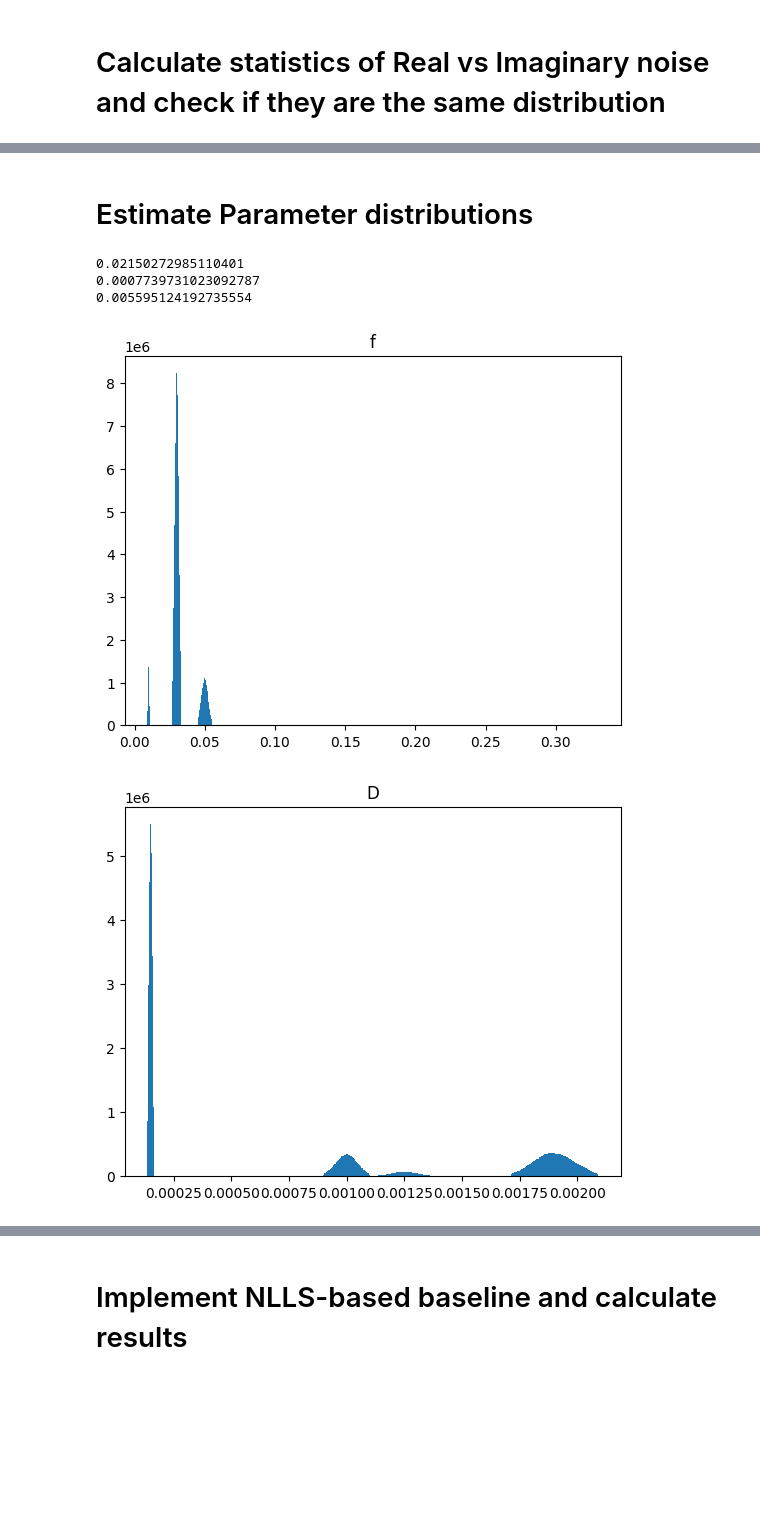
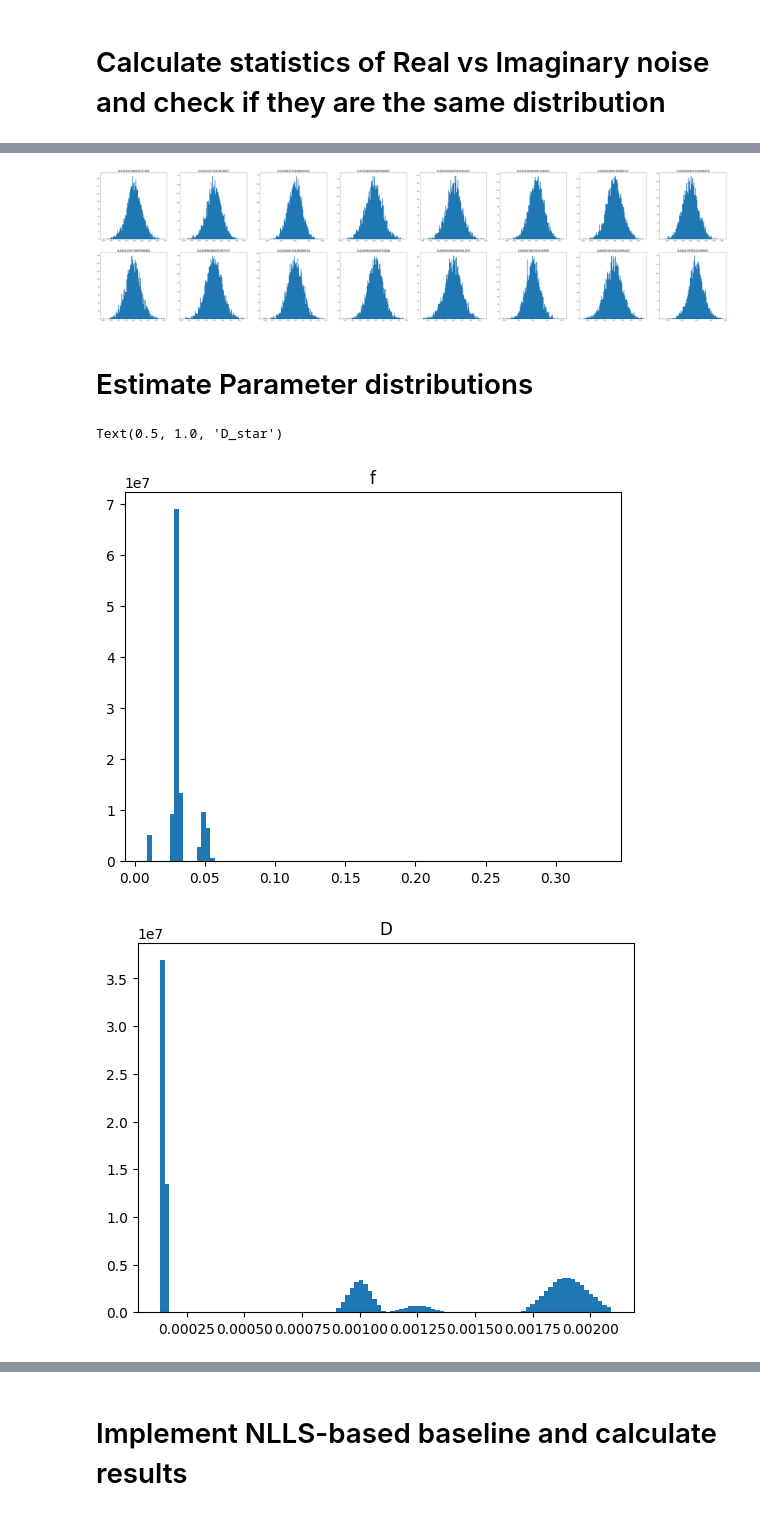
Before and after one commit to batuhan-gundogdu/PIA_IVIM, a Jupyter notebook: step-1_exploratory_data_analysis.ipynb, the cells around one changed output, grey strips where cells are left out. Saved outputs shown, nothing was run; the diff lists cells and outputs as text; code cells hidden in the pictures; blank space fills up the shorter version.

```diff
--- a/step-1_exploratory_data_analysis.ipynb
+++ b/step-1_exploratory_data_analysis.ipynb
@@ -64,8 +65,10 @@ for i in range(8):
 # Calculate statistics of Real vs Imaginary noise and check if they are the same distribution
 # %%
 from tqdm import tqdm
-pure_noise = []
-for image_number in tqdm(range(1, 1001)):
+pure_noise_re = {i:[] for i in range(8)}
+pure_noise_im = {i:[] for i in range(8)}
+
+for image_number in tqdm(range(1, 101)):
     # load gt data
     params = read_data(file_dir, fname_gt, image_number)
     clean = read_data(file_dir, fname_gtDWI, image_number)
@@ -78,15 +81,12 @@ for image_number in tqdm(range(1, 1001)):
 
         clean_real = np.real(clean[:, :, b_value])
         noisy_real = np.real(np.fft.ifft2(k[:,:,b_value], axes=(0,1) ,norm='ortho'))
-        coordBody = np.argwhere(clean_real==0)
-        pure_noise.append(noisy_real[coordBody[:,0], coordBody[:,1]])
+        coordBody = np.argwhere(tissue==8)
+        pure_noise_re[b_value].append(noisy_real[coordBody[:,0], coordBody[:,1]] - clean_real[coordBody[:,0], coordBody[:,1]])
 
     for b_value in range(8):
 
         clean_img = np.imag(clean[:, :, b_value])
         noisy_img = np.imag(np.fft.ifft2(k[:,:,b_value], axes=(0,1) ,norm='ortho'))
-        coordBody = np.argwhere(clean_img==0)
-        pure_noise.append(noisy_img[coordBody[:,0], coordBody[:,1]])
-pure_noise = np.concatenate(pure_noise).ravel()
-a = plt.hist(pure_noise, bins=1000)
-print(np.std(np.asarray(pure_noise)))
+        coordBody = np.argwhere(tissue==8)
+        pure_noise_im[b_value].append(noisy_img[coordBody[:,0], coordBody[:,1]]- clean_img[coordBody[:,0], coordBody[:,1]])
@@ -96,39 +93,49 @@ print(np.std(np.asarray(pure_noise)))
+# %%
+fig, ax = plt.subplots(2,8, figsize=(85,20))
+for b_value in range(8):
+    pure_noise_re[b_value] = np.concatenate(pure_noise_re[b_value]).ravel()
+    ax[0, b_value].hist(pure_noise_re[b_value], bins=100)
+    ax[0, b_value].set_title(np.std(np.asarray(pure_noise_re[b_value])), fontsize=20)
+
+    pure_noise_im[b_value] = np.concatenate(pure_noise_im[b_value]).ravel()
+    ax[1, b_value].hist(pure_noise_im[b_value], bins=100)
+    ax[1, b_value].set_title(np.std(np.asarray(pure_noise_im[b_value])), fontsize=20)
+# %% [output]
+[figure, added]
 # %% [markdown]
 # Estimate Parameter distributions
 # %%
 from tqdm import tqdm
 f = []
 D = []
 D_star = []
 for image_number in tqdm(range(1, 1001)):
     # load gt data
     params = read_data(file_dir, fname_gt, image_number)
     clean = read_data(file_dir, fname_gtDWI, image_number)
     f_measurement = params[:, :, 0]
     D_measurement = params[:, :, 1]
     D_star_measurement = params[:, :, 2]
     coordBody = np.argwhere(clean > 0)
     f.append(f_measurement[coordBody[:,0], coordBody[:,1]])
     D.append(D_measurement[coordBody[:,0], coordBody[:,1]])
     D_star.append(D_star_measurement[coordBody[:,0], coordBody[:,1]])
 
 
 f = np.concatenate(f).ravel()
-a = plt.hist(f, bins=1000)
+a = plt.hist(f, bins=100)
 plt.title('f')
 
 plt.figure()
 D = np.concatenate(D).ravel()
-a = plt.hist(D, bins=1000)
+a = plt.hist(D, bins=100)
 plt.title('D')
 
 plt.figure()
 D_star = np.concatenate(D_star).ravel()
-a = plt.hist(D_star, bins=1000)
+a = plt.hist(D_star, bins=100)
 plt.title('D_star')
 # %% [output]
-0.02150272985110401
-0.0007739731023092787
-0.005595124192735554
+Text(0.5, 1.0, 'D_star')
-[figure, old version]
+[figure, new version]
-[figure, old version]
+[figure, new version]
```
Also changed, not shown: parts of 8 cells of this notebook.
